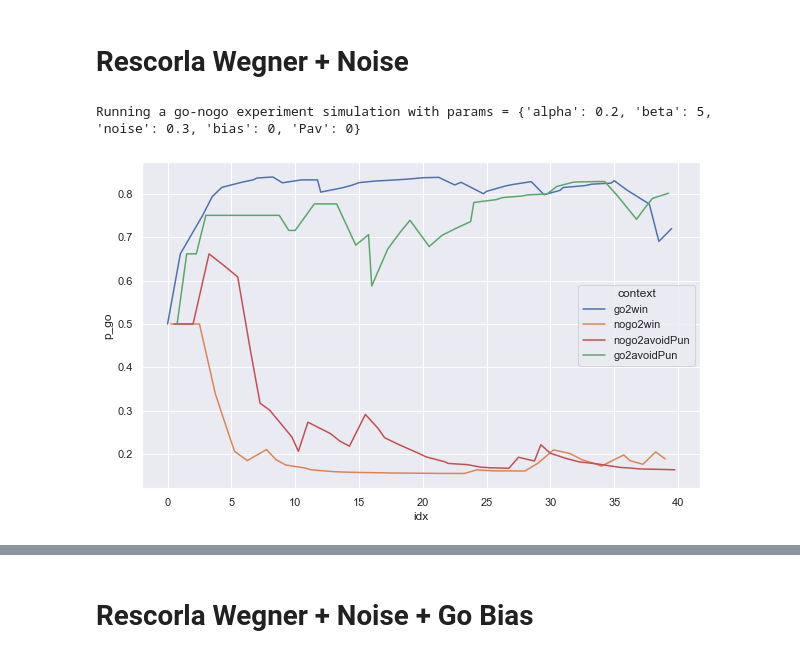
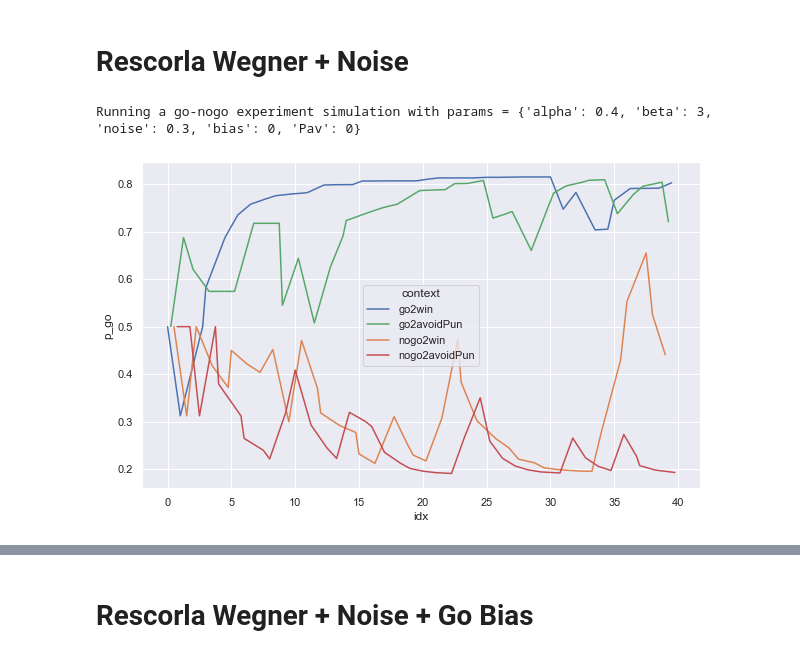
Before and after one commit to Sepsad/Go-noGo-modelling, a Jupyter notebook: simulation_experiment.ipynb, the cells around one changed output, grey strips where cells are left out. Drawn from its saved outputs; the diff is of its cells as text; code cells hidden in the pictures.

```diff
--- a/simulation_experiment.ipynb
+++ b/simulation_experiment.ipynb
@@ -26,13 +45,15 @@ Running a go-nogo experiment simulation with params = {'alpha': 0.2, 'beta': 5,
 # %% [markdown]
 # Rescorla Wegner + Noise
 # %%
-df = run_experiment(bandit, n_runs=40, params={'alpha': 0.2, 'beta': 5, 'noise': 0.3, 'bias': 0, 'Pav': 0})
+df = run_experiment(bandit, n_runs=40, params={'alpha': 0.4, 'beta': 3, 'noise': 0.3, 'bias': 0, 'Pav': 0})
 df['idx'] = df.index / 4
 palette ={"go2win": "C0", "nogo2win": "C1", "go2avoidPun": "C2", "nogo2avoidPun": "C3"}
 plt.figure(figsize=(10,6))
 ax = sns.lineplot(x="idx", y="p_go",
              hue="context",
              data=df, palette=palette)
+
+df.rename(columns={'context': 'stimulus'}, inplace=True)
 # %% [output]
-Running a go-nogo experiment simulation with params = {'alpha': 0.2, 'beta': 5, 'noise': 0.3, 'bias': 0, 'Pav': 0}
+Running a go-nogo experiment simulation with params = {'alpha': 0.4, 'beta': 3, 'noise': 0.3, 'bias': 0, 'Pav': 0}
-[figure, old version]
+[figure, new version]
```
Also changed, not shown: parts of 8 cells of this notebook, 1 other file.
